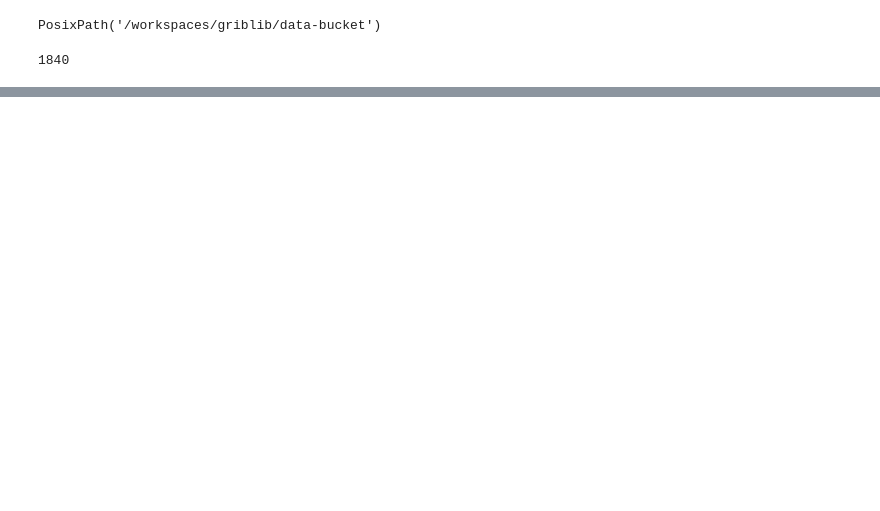
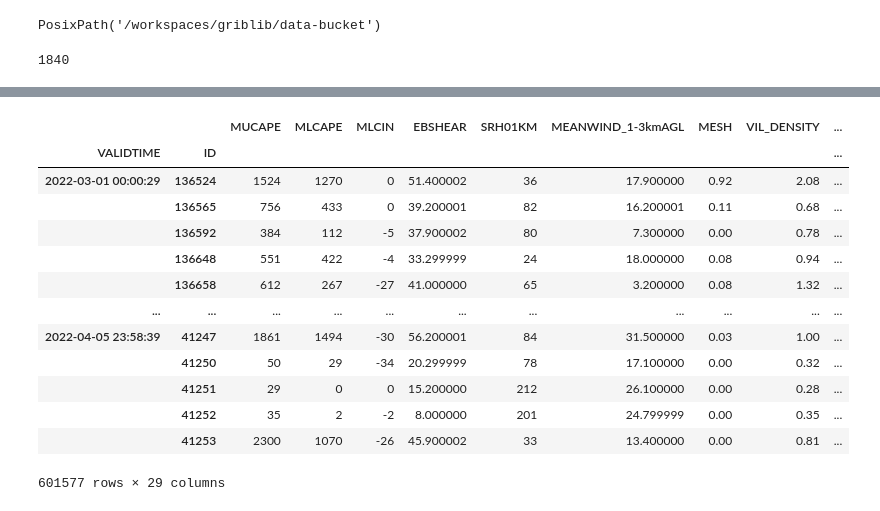
Before and after one commit to leaver2000/griblib, a Jupyter notebook: notebooks/probsevere/2.1-xfer-dask.ipynb, the cells around one changed output, grey strips where cells are left out. Drawn from its saved outputs; the diff is of its cells as text; code cells hidden in the pictures; blank space fills up the shorter version.

```diff
--- a/notebooks/probsevere/2.1-xfer-dask.ipynb
+++ b/notebooks/probsevere/2.1-xfer-dask.ipynb
@@ -497,0 +557,39 @@ len(df["X"].unique())
+# %%
+%%time
+
+
+def localize(files: Iterable[Path], bbox: BoundingBox, ps_thresh: int = 0) -> pd.DataFrame:
+
+    with parquet_session(files) as gdf:
+        # bounds validation, going to shrink the dataset into a smaller one
+        x, y = (gdf[dim] for dim in ("X", "Y"))
+        x_mask = (x > bbox.west) & (x < bbox.east)
+        y_mask = (y > bbox.south) & (y < bbox.north)
+        # grouping by the STORM ID and to call the aggregate method to get thw
+        # max value for a given storm
+        ps = gdf["PS"].groupby(level="ID").agg("max")
+        # masking the index where the ID is in the met condition
+        ps_mask = gdf.index.get_level_values("ID").isin(ps.index[ps > ps_thresh])
+        # index the dataframe with the the met conditions
+        gdf = gdf.loc[x_mask & y_mask & ps_mask]
+        x, step_x = bbox.fit_array(gdf["X"].values, axis="X")
+        y, step_y = bbox.fit_array(gdf["Y"].values, axis="Y")
+        gdf["X"] = x
+        gdf["STEPX"] = step_x
+        gdf["Y"] = y
+        gdf["STEPY"] = step_y
+        del x, y, step_x, step_y
+
+        return gdf.to_pandas()
+
+
+def main():
+    s, n, w, e = 25.0, 30.0, -90.0, -75.0
+    shape = np.array([7000, 2500]) // 4
+    bbox = BoundingBox(s, n, w, e, shape=tuple(shape))
+    return localize(all_files, bbox)
+
+
+if __name__ == "__main__":
+    df = main()
+df[["STEPX", "STEPY"]]
@@ -497,0 +613,21 @@ len(df["X"].unique())
+# %%
+s, n, w, e = 25.0, 40.0, -105.0, -75.0
+shape = np.array([7000, 2500]) // 3
+bbox = BoundingBox(s, n, w, e, shape=tuple(shape))
+df = localize(all_files, bbox)
+df
+# %% [output]
+|  |  | MUCAPE | MLCAPE | MLCIN | EBSHEAR | SRH01KM | MEANWIND_1-3kmAGL | MESH | VIL_DENSITY | ... |
+| VALIDTIME | ID |  |  |  |  |  |  |  |  | ... |
+| 2022-03-01 00:00:29 | 136524 | 1524 | 1270 | 0 | 51.400002 | 36 | 17.900000 | 0.92 | 2.08 | ... |
+|  | 136565 | 756 | 433 | 0 | 39.200001 | 82 | 16.200001 | 0.11 | 0.68 | ... |
+|  | 136592 | 384 | 112 | -5 | 37.900002 | 80 | 7.300000 | 0.00 | 0.78 | ... |
+|  | 136648 | 551 | 422 | -4 | 33.299999 | 24 | 18.000000 | 0.08 | 0.94 | ... |
+|  | 136658 | 612 | 267 | -27 | 41.000000 | 65 | 3.200000 | 0.08 | 1.32 | ... |
+| ... | ... | ... | ... | ... | ... | ... | ... | ... | ... | ... |
+| 2022-04-05 23:58:39 | 41247 | 1861 | 1494 | -30 | 56.200001 | 84 | 31.500000 | 0.03 | 1.00 | ... |
+|  | 41250 | 50 | 29 | -34 | 20.299999 | 78 | 17.100000 | 0.00 | 0.32 | ... |
+|  | 41251 | 29 | 0 | 0 | 15.200000 | 212 | 26.100000 | 0.00 | 0.28 | ... |
+|  | 41252 | 35 | 2 | -2 | 8.000000 | 201 | 24.799999 | 0.00 | 0.35 | ... |
+|  | 41253 | 2300 | 1070 | -26 | 45.900002 | 33 | 13.400000 | 0.00 | 0.81 | ... |
+601577 rows × 29 columns
```
Also changed, not shown: parts of 13 cells of this notebook, 6 other files.
